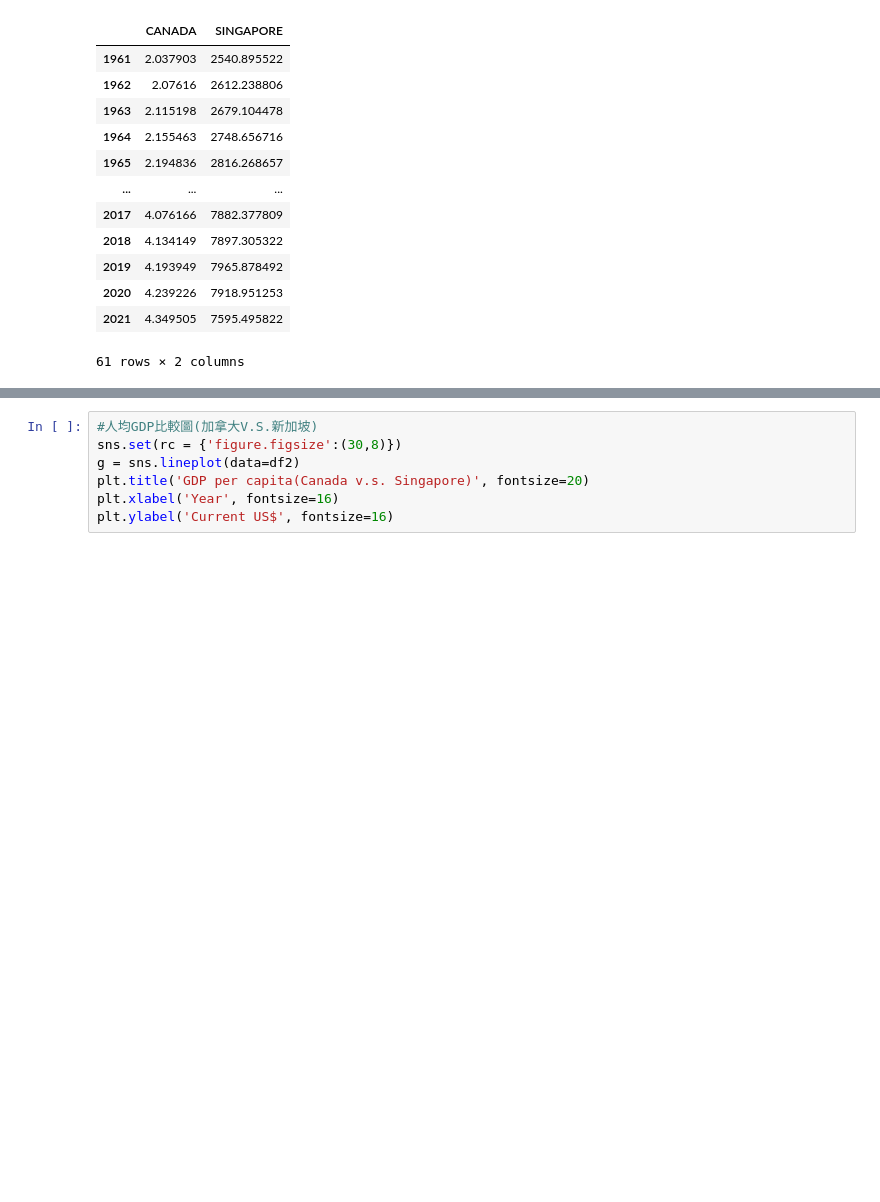
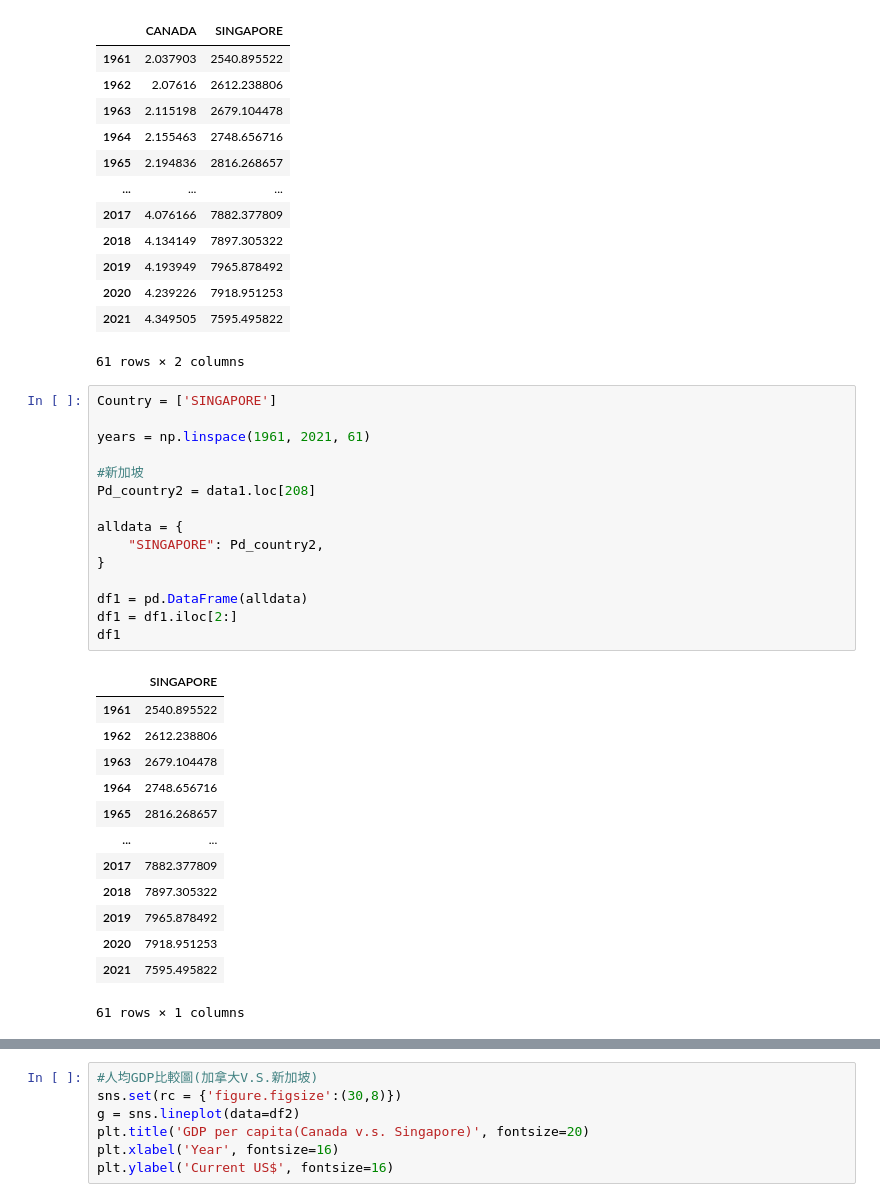
Before and after one commit to Jessica936/PL, a Jupyter notebook: Python-hw1/H1.ipynb, the cells around one changed output, grey strips where cells are left out. Cells and saved outputs as stored; diff of their text form; blank space fills up the shorter version.

```diff
--- a/Python-hw1/H1.ipynb
+++ b/Python-hw1/H1.ipynb
@@ -67,3 +50,32 @@ df
 | 2020 | 4.239226 | 7918.951253 |
 | 2021 | 4.349505 | 7595.495822 |
 61 rows × 2 columns
+# %%
+Country = ['SINGAPORE']
+
+years = np.linspace(1961, 2021, 61)
+
+#新加坡
+Pd_country2 = data1.loc[208]
+
+alldata = {
+    "SINGAPORE": Pd_country2,
+}
+
+df1 = pd.DataFrame(alldata)
+df1 = df1.iloc[2:]
+df1
+# %% [output]
+|  | SINGAPORE |
+| 1961 | 2540.895522 |
+| 1962 | 2612.238806 |
+| 1963 | 2679.104478 |
+| 1964 | 2748.656716 |
+| 1965 | 2816.268657 |
+| ... | ... |
+| 2017 | 7882.377809 |
+| 2018 | 7897.305322 |
+| 2019 | 7965.878492 |
+| 2020 | 7918.951253 |
+| 2021 | 7595.495822 |
+61 rows × 1 columns
```
Also changed, not shown: parts of 9 cells of this notebook, 1 other file.
